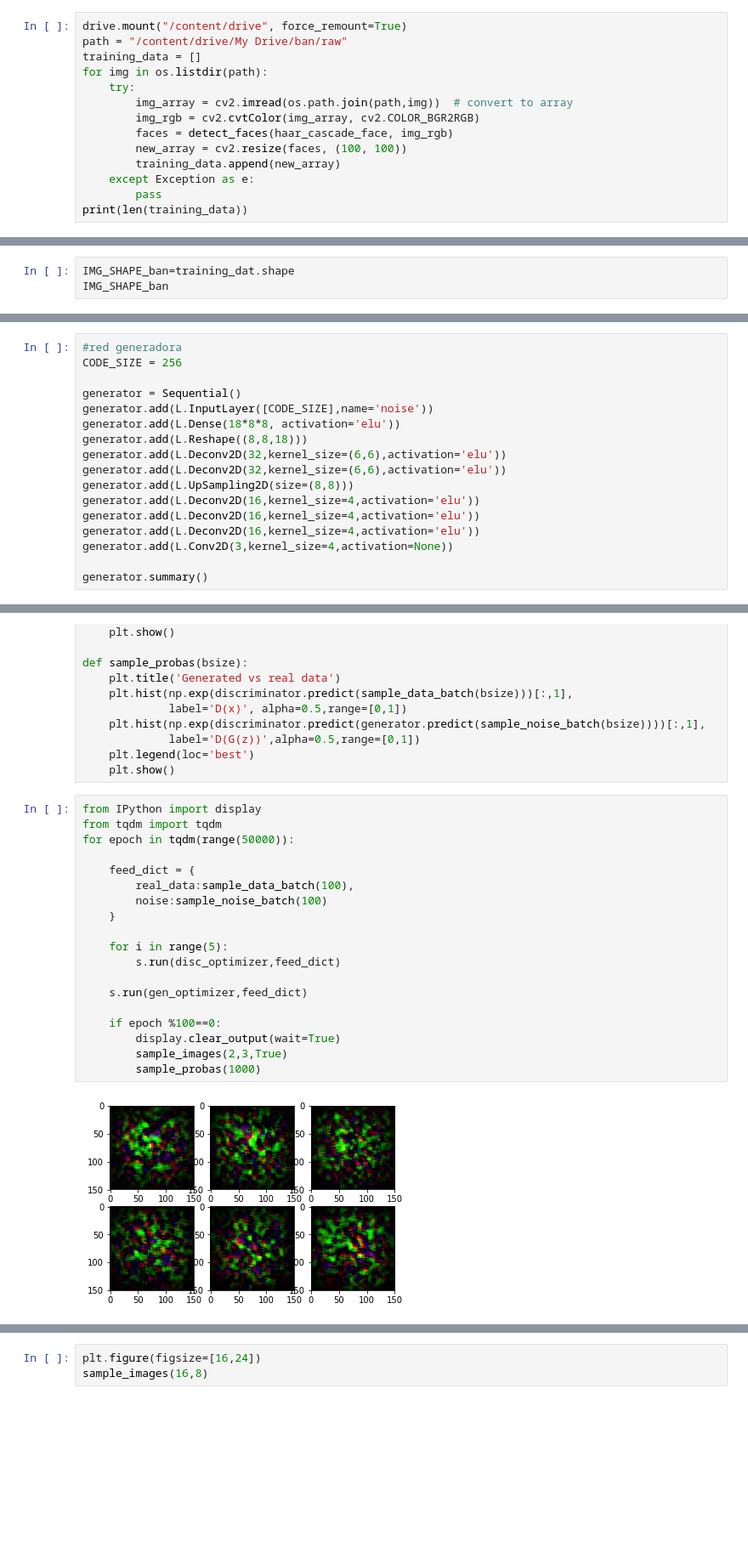
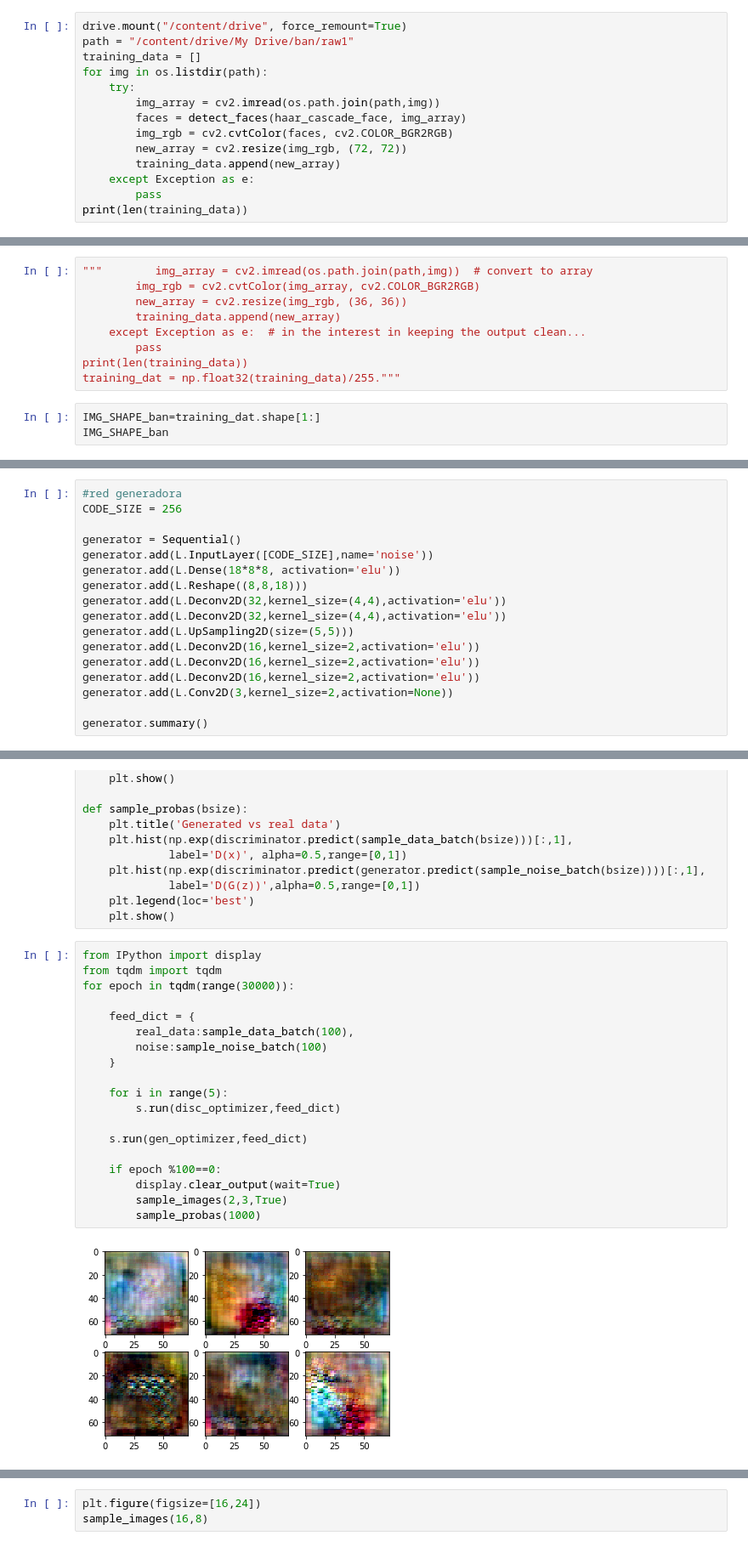
Before and after one commit to Pacoanes/Next-Frida, a Jupyter notebook: train.ipynb, the cells around one changed output, grey strips where cells are left out. Shown at 85% size. Drawn from its saved outputs; the diff is of its cells as text; blank space fills up the shorter version.

```diff
--- a/train.ipynb
+++ b/train.ipynb
@@ -54,13 +50,13 @@ plt.imshow(faces);"""
 # %%
 drive.mount("/content/drive", force_remount=True)
-path = "/content/drive/My Drive/ban/raw"
+path = "/content/drive/My Drive/ban/raw1"
 training_data = []
 for img in os.listdir(path):
     try:
-        img_array = cv2.imread(os.path.join(path,img))  # convert to array
-        img_rgb = cv2.cvtColor(img_array, cv2.COLOR_BGR2RGB)
-        faces = detect_faces(haar_cascade_face, img_rgb)
-        new_array = cv2.resize(faces, (100, 100))
+        img_array = cv2.imread(os.path.join(path,img))
+        faces = detect_faces(haar_cascade_face, img_array)
+        img_rgb = cv2.cvtColor(faces, cv2.COLOR_BGR2RGB)
+        new_array = cv2.resize(img_rgb, (72, 72))
         training_data.append(new_array)
     except Exception as e:
         pass
@@ -98,4 +69,13 @@ len(training_data)
+# %%
+"""        img_array = cv2.imread(os.path.join(path,img))  # convert to array
+        img_rgb = cv2.cvtColor(img_array, cv2.COLOR_BGR2RGB)
+        new_array = cv2.resize(img_rgb, (36, 36))
+        training_data.append(new_array)
+    except Exception as e:  # in the interest in keeping the output clean...
+        pass
+print(len(training_data))
+training_dat = np.float32(training_data)/255."""
 # %%
-IMG_SHAPE_ban=training_dat.shape
+IMG_SHAPE_ban=training_dat.shape[1:]
 IMG_SHAPE_ban
 # %% [output]
@@ -121,13 +113,13 @@ generator = Sequential()
 generator.add(L.InputLayer([CODE_SIZE],name='noise'))
 generator.add(L.Dense(18*8*8, activation='elu'))
 generator.add(L.Reshape((8,8,18)))
-generator.add(L.Deconv2D(32,kernel_size=(6,6),activation='elu'))
-generator.add(L.Deconv2D(32,kernel_size=(6,6),activation='elu'))
-generator.add(L.UpSampling2D(size=(8,8)))
-generator.add(L.Deconv2D(16,kernel_size=4,activation='elu'))
-generator.add(L.Deconv2D(16,kernel_size=4,activation='elu'))
-generator.add(L.Deconv2D(16,kernel_size=4,activation='elu'))
-generator.add(L.Conv2D(3,kernel_size=4,activation=None))
+generator.add(L.Deconv2D(32,kernel_size=(4,4),activation='elu'))
+generator.add(L.Deconv2D(32,kernel_size=(4,4),activation='elu'))
+generator.add(L.UpSampling2D(size=(5,5)))
+generator.add(L.Deconv2D(16,kernel_size=2,activation='elu'))
+generator.add(L.Deconv2D(16,kernel_size=2,activation='elu'))
+generator.add(L.Deconv2D(16,kernel_size=2,activation='elu'))
+generator.add(L.Conv2D(3,kernel_size=2,activation=None))
 
 generator.summary()
 # %% [output]
@@ -271,21 +262,21 @@ def sample_probas(bsize):
 # %%
 from IPython import display
 from tqdm import tqdm
-for epoch in tqdm(range(50000)):
+for epoch in tqdm(range(30000)):
 
     feed_dict = {
         real_data:sample_data_batch(100),
         noise:sample_noise_batch(100)
     }
 
     for i in range(5):
         s.run(disc_optimizer,feed_dict)
 
     s.run(gen_optimizer,feed_dict)
 
     if epoch %100==0:
         display.clear_output(wait=True)
         sample_images(2,3,True)
         sample_probas(1000)
 # %% [output]
-[figure, old version]
+[figure, new version]
```
Also changed, not shown: parts of 13 cells of this notebook.
